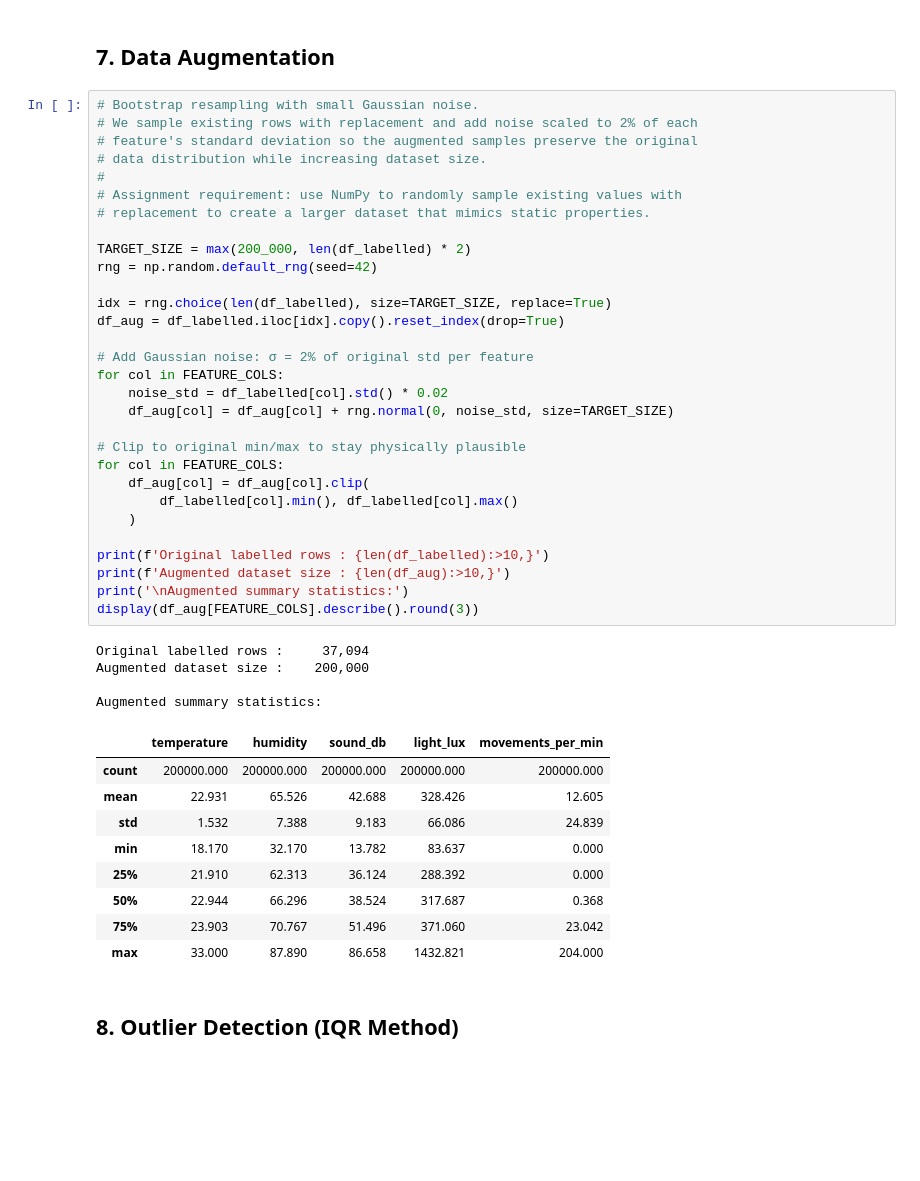
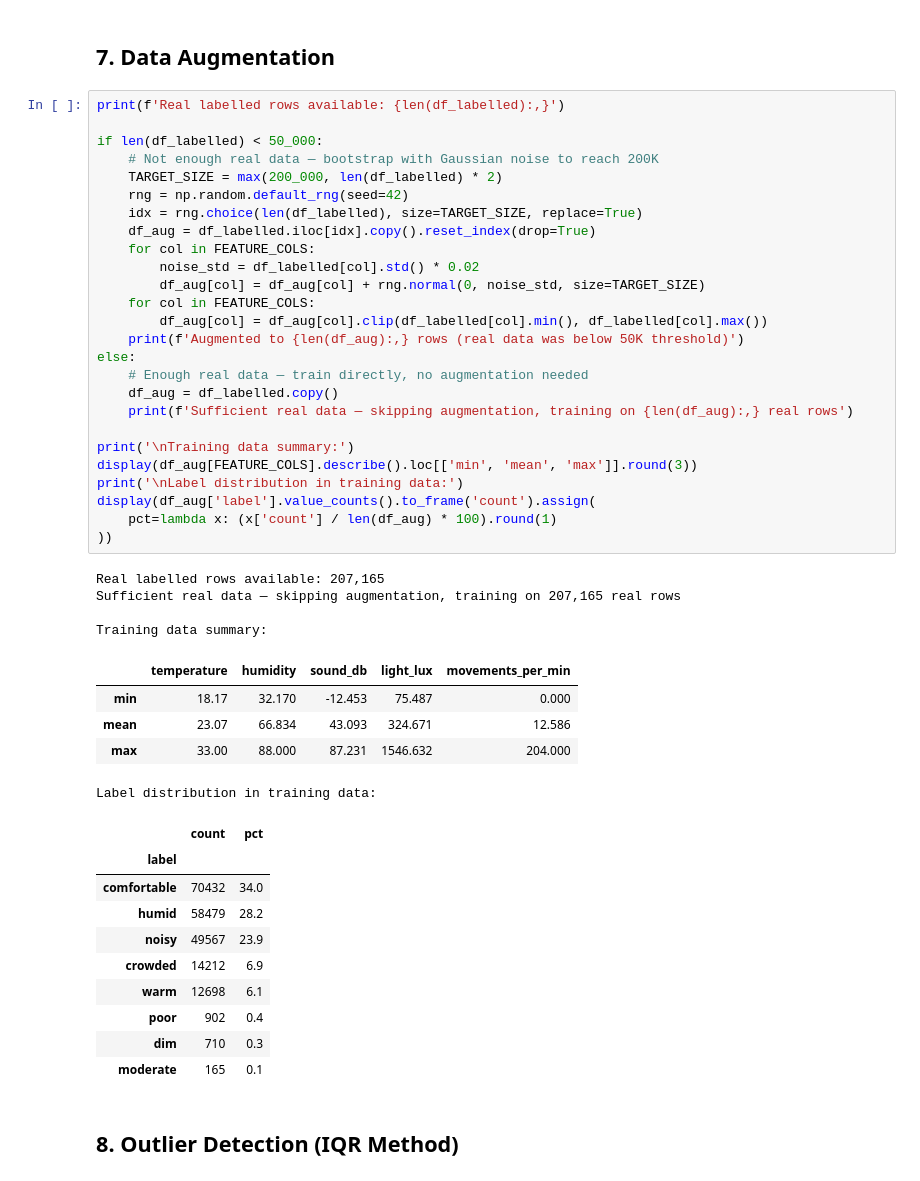
Before and after one commit to Bikaze/studyspace-iot, a Jupyter notebook: analysis/studyspace_analysis.ipynb, the cells around one changed output. Drawn from its saved outputs; the diff is of its cells as text; blank space fills up the shorter version.

```diff
--- a/analysis/studyspace_analysis.ipynb
+++ b/analysis/studyspace_analysis.ipynb
@@ -270,49 +270,51 @@ All pairwise correlations (sorted by strength):
 # %% [markdown]
 ## 7. Data Augmentation
 # %%
-# Bootstrap resampling with small Gaussian noise.
-# We sample existing rows with replacement and add noise scaled to 2% of each
-# feature's standard deviation so the augmented samples preserve the original
-# data distribution while increasing dataset size.
-#
-# Assignment requirement: use NumPy to randomly sample existing values with
-# replacement to create a larger dataset that mimics static properties.
+print(f'Real labelled rows available: {len(df_labelled):,}')
 
-TARGET_SIZE = max(200_000, len(df_labelled) * 2)
-rng = np.random.default_rng(seed=42)
+if len(df_labelled) < 50_000:
+    # Not enough real data — bootstrap with Gaussian noise to reach 200K
+    TARGET_SIZE = max(200_000, len(df_labelled) * 2)
+    rng = np.random.default_rng(seed=42)
+    idx = rng.choice(len(df_labelled), size=TARGET_SIZE, replace=True)
+    df_aug = df_labelled.iloc[idx].copy().reset_index(drop=True)
+    for col in FEATURE_COLS:
+        noise_std = df_labelled[col].std() * 0.02
+        df_aug[col] = df_aug[col] + rng.normal(0, noise_std, size=TARGET_SIZE)
+    for col in FEATURE_COLS:
+        df_aug[col] = df_aug[col].clip(df_labelled[col].min(), df_labelled[col].max())
+    print(f'Augmented to {len(df_aug):,} rows (real data was below 50K threshold)')
+else:
+    # Enough real data — train directly, no augmentation needed
+    df_aug = df_labelled.copy()
+    print(f'Sufficient real data — skipping augmentation, training on {len(df_aug):,} real rows')
 
-idx = rng.choice(len(df_labelled), size=TARGET_SIZE, replace=True)
-df_aug = df_labelled.iloc[idx].copy().reset_index(drop=True)
-
-# Add Gaussian noise: σ = 2% of original std per feature
-for col in FEATURE_COLS:
-    noise_std = df_labelled[col].std() * 0.02
-    df_aug[col] = df_aug[col] + rng.normal(0, noise_std, size=TARGET_SIZE)
-
-# Clip to original min/max to stay physically plausible
-for col in FEATURE_COLS:
-    df_aug[col] = df_aug[col].clip(
-        df_labelled[col].min(), df_labelled[col].max()
-    )
-
-print(f'Original labelled rows : {len(df_labelled):>10,}')
-print(f'Augmented dataset size : {len(df_aug):>10,}')
-print('\nAugmented summary statistics:')
-display(df_aug[FEATURE_COLS].describe().round(3))
+print('\nTraining data summary:')
+display(df_aug[FEATURE_COLS].describe().loc[['min', 'mean', 'max']].round(3))
+print('\nLabel distribution in training data:')
+display(df_aug['label'].value_counts().to_frame('count').assign(
+    pct=lambda x: (x['count'] / len(df_aug) * 100).round(1)
+))
 # %% [output]
-Original labelled rows :     37,094
-Augmented dataset size :    200,000
+Real labelled rows available: 207,165
+Sufficient real data — skipping augmentation, training on 207,165 real rows
 
-Augmented summary statistics:
+Training data summary:
 |  | temperature | humidity | sound_db | light_lux | movements_per_min |
-| count | 200000.000 | 200000.000 | 200000.000 | 200000.000 | 200000.000 |
-| mean | 22.931 | 65.526 | 42.688 | 328.426 | 12.605 |
-| std | 1.532 | 7.388 | 9.183 | 66.086 | 24.839 |
-| min | 18.170 | 32.170 | 13.782 | 83.637 | 0.000 |
-| 25% | 21.910 | 62.313 | 36.124 | 288.392 | 0.000 |
-| 50% | 22.944 | 66.296 | 38.524 | 317.687 | 0.368 |
-| 75% | 23.903 | 70.767 | 51.496 | 371.060 | 23.042 |
-| max | 33.000 | 87.890 | 86.658 | 1432.821 | 204.000 |
+| min | 18.17 | 32.170 | -12.453 | 75.487 | 0.000 |
+| mean | 23.07 | 66.834 | 43.093 | 324.671 | 12.586 |
+| max | 33.00 | 88.000 | 87.231 | 1546.632 | 204.000 |
+Label distribution in training data:
+|  | count | pct |
+| label |  |  |
+| comfortable | 70432 | 34.0 |
+| humid | 58479 | 28.2 |
+| noisy | 49567 | 23.9 |
+| crowded | 14212 | 6.9 |
+| warm | 12698 | 6.1 |
+| poor | 902 | 0.4 |
+| dim | 710 | 0.3 |
+| moderate | 165 | 0.1 |
 # %% [markdown]
 ## 8. Outlier Detection (IQR Method)
 # %%
```
Also changed, not shown: parts of 21 cells of this notebook, 10 other files.
